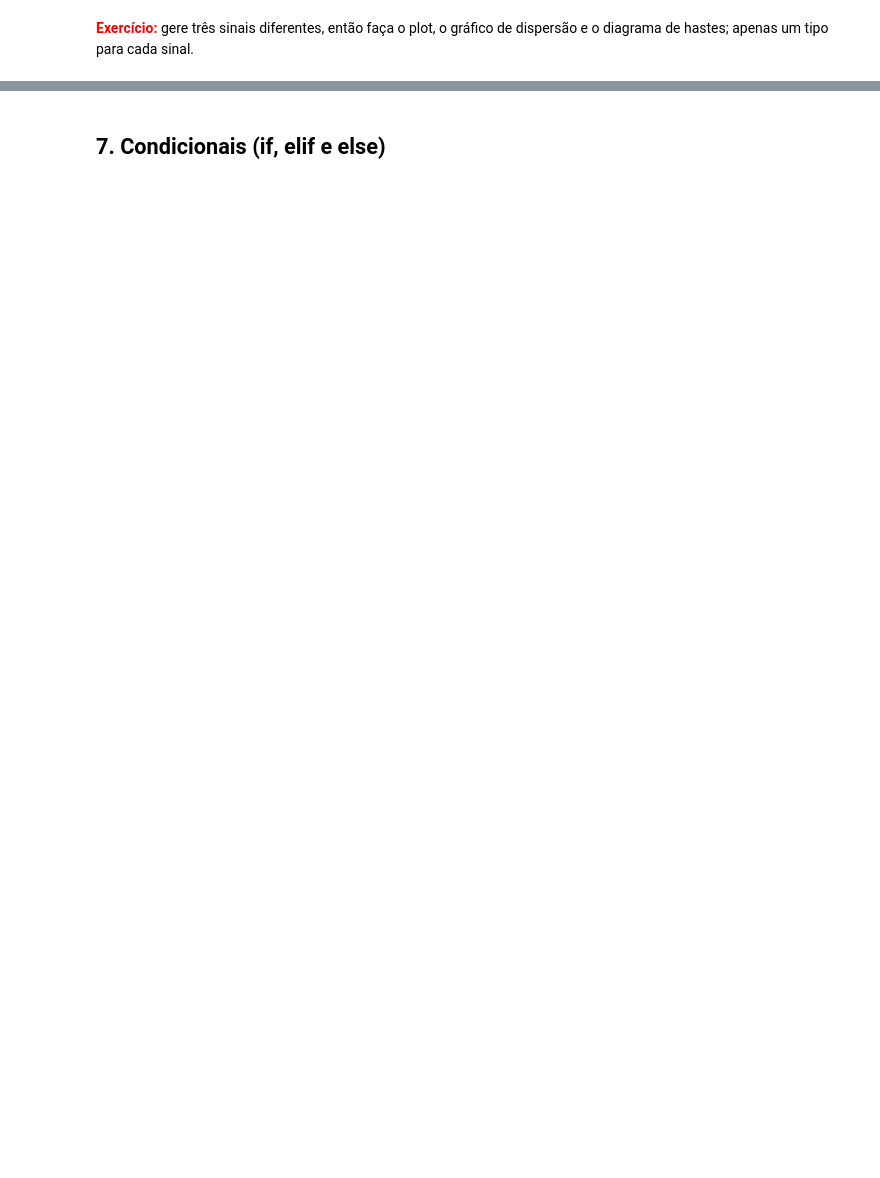
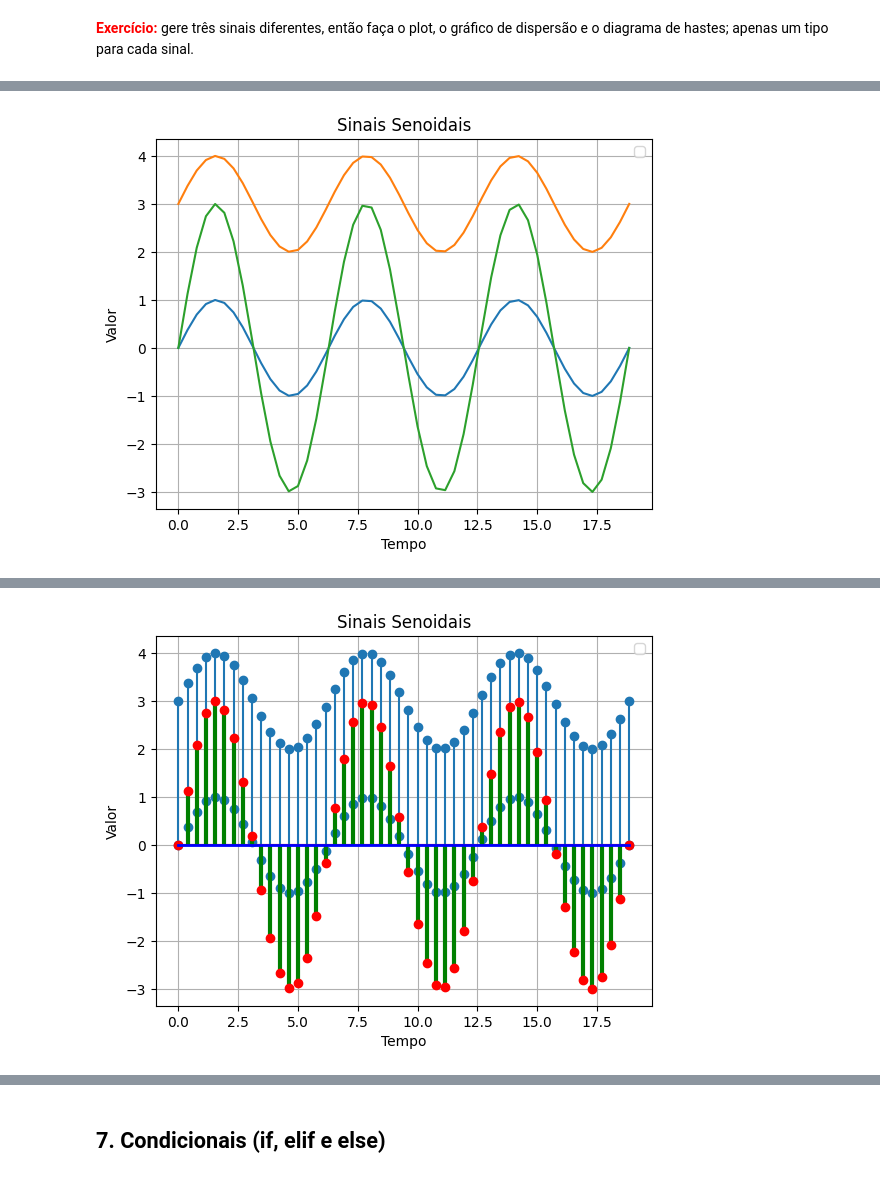
Before and after one commit to OlandezVoador/SI_atividades, a Jupyter notebook: Lab 1 - Introdução.ipynb, the cells around one changed output, grey strips where cells are left out. Drawn from its saved outputs; the diff is of its cells as text; code cells hidden in the pictures; blank space fills up the shorter version.

```diff
--- a/Lab 1 - Introdução.ipynb
+++ b/Lab 1 - Introdução.ipynb
@@ -311,0 +310,13 @@ np.column_stack((A, np.array([1, 3, 7])))
+# %%
+import numpy as np
+
+def gerar_matriz(x,y):
+    return np.random.randint(1, 10, size=(x, y))
+
+
+a = gerar_matriz(3,2)
+b = gerar_matriz(3,2)
+
+escalar = np.dot(a[0, :], b.T[:, 0])
+
+escalar
@@ -361,0 +385,43 @@ plt.ylabel('Valor')
+# %%
+
+
+def legenda():
+  plt.legend()
+  plt.grid()
+  plt.title('Sinais Senoidais')
+  plt.xlabel('Tempo')
+  plt.ylabel('Valor')
+  plt.show()
+
+def line(a, b, c):
+  plt.plot(x, a)
+  plt.plot(x, b)
+  plt.plot(x, c)
+
+  legenda()
+
+def mark(a, b, c):
+  markerline, stemlines, baseline = plt.stem(x, a)
+  markerline, stemlines, baseline = plt.stem(x, b)
+  markerline, stemlines, baseline = plt.stem(x, c)
+  plt.setp(markerline, color='r')
+  plt.setp(stemlines, color='g', linewidth=3)
+  plt.setp(baseline, color='b', linewidth=2)
+
+  legenda()
+
+def point(a, b, c):
+  plt.scatter(x, a)
+  plt.scatter(x, b)
+  plt.scatter(x, c)
+
+  legenda()
+
+s1 = y
+s2 = y + 3
+s3 = y * 3
+
+line(s1,s2,s3)
+mark(s1,s2,s3)
+point(s1,s2,s3)
+# %% [output]
@@ -361,0 +429 @@ plt.ylabel('Valor')
+[figure, added]
@@ -361,0 +431 @@ plt.ylabel('Valor')
+[figure, added]
```
Also changed, not shown: parts of 15 cells of this notebook.
